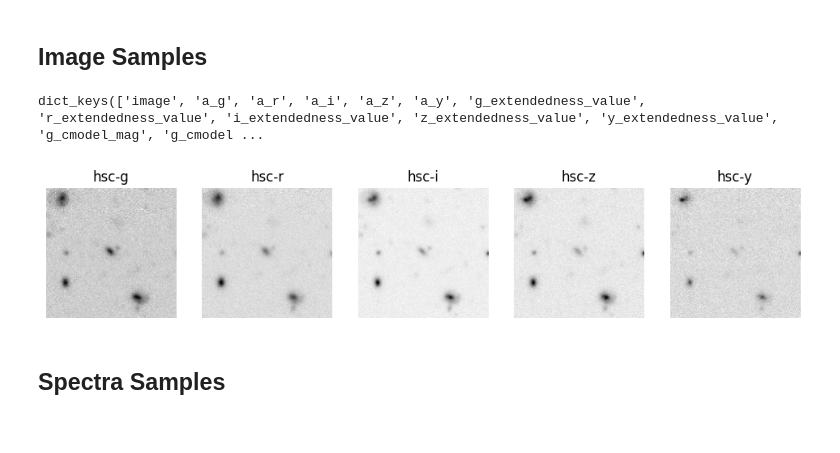
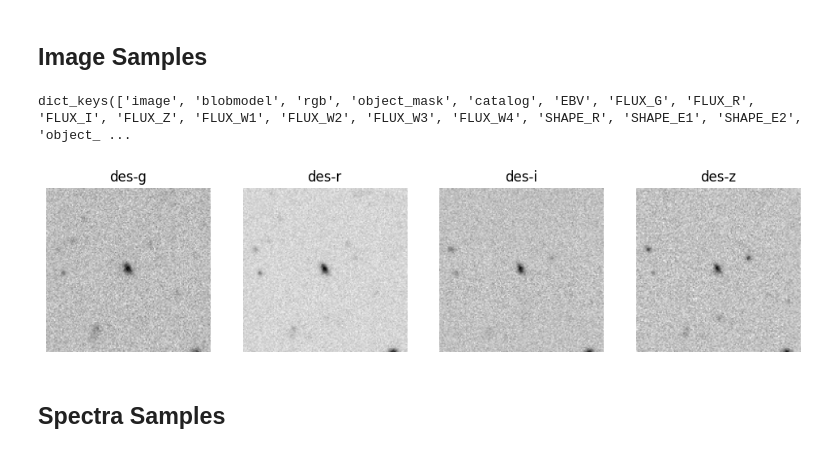
Before and after one commit to MultimodalUniverse/MultimodalUniverse, a Jupyter notebook: notebooks/getting_started.ipynb, the cells around one changed output. Cells and saved outputs as stored; diff of their text form; code cells hidden in the pictures.

```diff
--- a/notebooks/getting_started.ipynb
+++ b/notebooks/getting_started.ipynb
@@ -41,27 +41,27 @@ Populating the interactive namespace from numpy and matplotlib
 # %% [markdown]
 ## Image Samples
 # %%
-dset_hsc = load_dataset("MultimodalUniverse/hsc",
+dset_ls = load_dataset("MultimodalUniverse/legacysurvey",
                        streaming=True,
                        split='train')
-dset_hsc = dset_hsc.with_format("numpy")
-dset_iterator = iter(dset_hsc)
+dset_ls = dset_ls.with_format("numpy")
+dset_iterator = iter(dset_ls)
 # %%
 example = next(dset_iterator)
 # %%
 # Let's inspect what is contained in an example
 example.keys()
 # %% [output]
-dict_keys(['image', 'a_g', 'a_r', 'a_i', 'a_z', 'a_y', 'g_extendedness_value', 'r_extendedness_value', 'i_extendedness_value', 'z_extendedness_value', 'y_extendedness_value', 'g_cmodel_mag', 'g_cmodel ...
+dict_keys(['image', 'blobmodel', 'rgb', 'object_mask', 'catalog', 'EBV', 'FLUX_G', 'FLUX_R', 'FLUX_I', 'FLUX_Z', 'FLUX_W1', 'FLUX_W2', 'FLUX_W3', 'FLUX_W4', 'SHAPE_R', 'SHAPE_E1', 'SHAPE_E2', 'object_ ...
 # %%
 figure(figsize=(12,5))
 for i,b in enumerate(example['image']['band']):
-  subplot(1,5,i+1)
+  subplot(1,4,i+1)
   title(f'{b}')
   imshow(example['image']['flux'][i], cmap='gray_r')
   axis('off')
 # %% [output]
-[figure, old version]
+[figure, new version]
 # %% [markdown]
 ## Spectra Samples
 # %%
```
Also changed, not shown: parts of 1 cell of this notebook.
